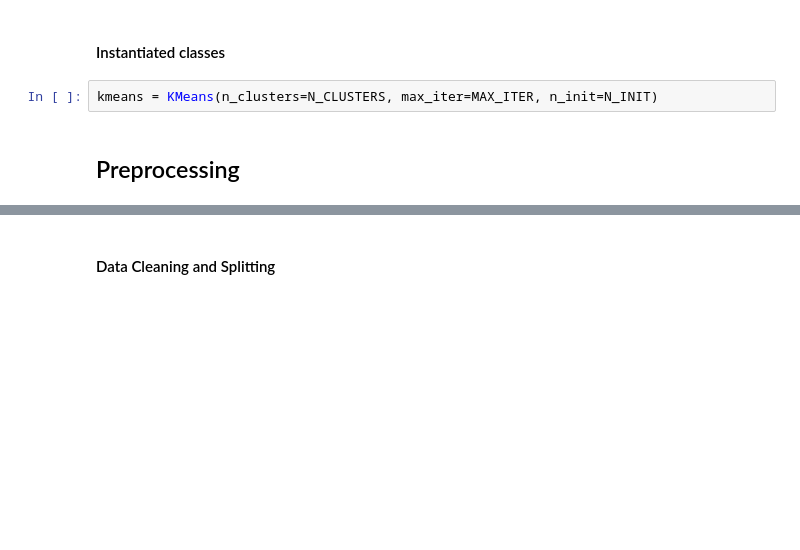
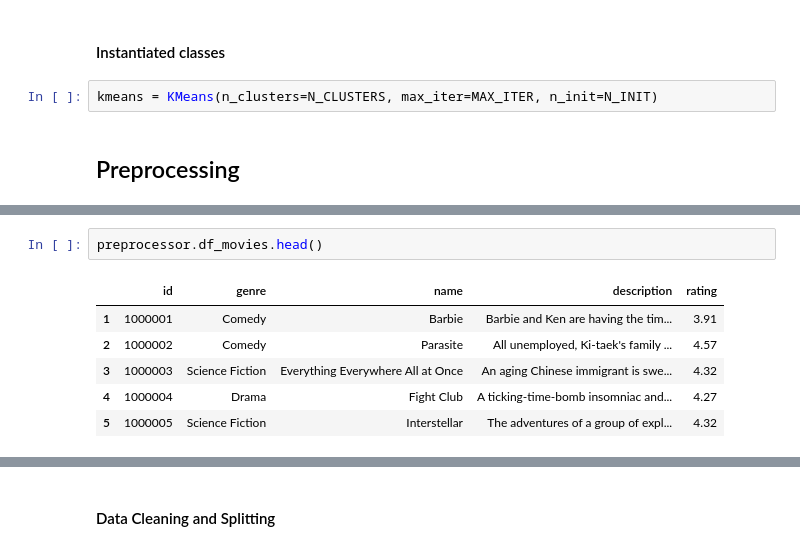
Before and after one commit to CS-180-Group-4/Movie-Recommendation-System, a Jupyter notebook: project_notebook.ipynb, the cells around one changed output, grey strips where cells are left out. Cells and saved outputs as stored; diff of their text form; blank space fills up the shorter version.

```diff
--- a/project_notebook.ipynb
+++ b/project_notebook.ipynb
@@ -51,3 +51,12 @@ preprocessor.df_movies.head()
 | 2 | 1000003 | Everything Everywhere All at Once | 2022.0 | The universe is so much bigger th... | An aging Chinese immigrant is swe... | 140.0 | 4.32 |
 | 3 | 1000004 | Fight Club | 1999.0 | Mischief. Mayhem. Soap. | A ticking-time-bomb insomniac and... | 139.0 | 4.27 |
 | 4 | 1000005 | Interstellar | 2014.0 | Mankind was born on Earth. It was... | The adventures of a group of expl... | 169.0 | 4.32 |
+# %%
+preprocessor.df_movies.head()
+# %% [output]
+|  | id | genre | name | description | rating |
+| 1 | 1000001 | Comedy | Barbie | Barbie and Ken are having the tim... | 3.91 |
+| 2 | 1000002 | Comedy | Parasite | All unemployed, Ki-taek's family ... | 4.57 |
+| 3 | 1000003 | Science Fiction | Everything Everywhere All at Once | An aging Chinese immigrant is swe... | 4.32 |
+| 4 | 1000004 | Drama | Fight Club | A ticking-time-bomb insomniac and... | 4.27 |
+| 5 | 1000005 | Science Fiction | Interstellar | The adventures of a group of expl... | 4.32 |
```
Also changed, not shown: parts of 12 cells of this notebook, 4 other files.
